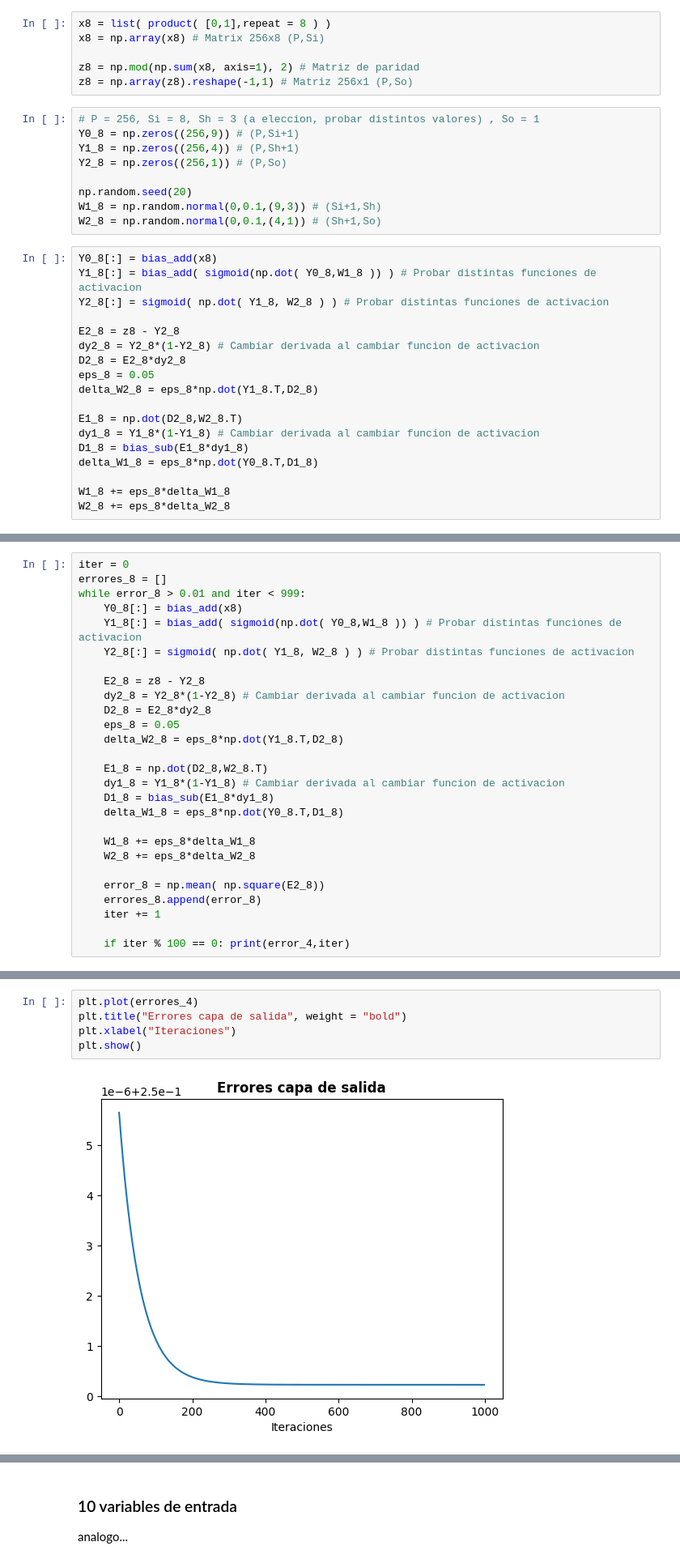
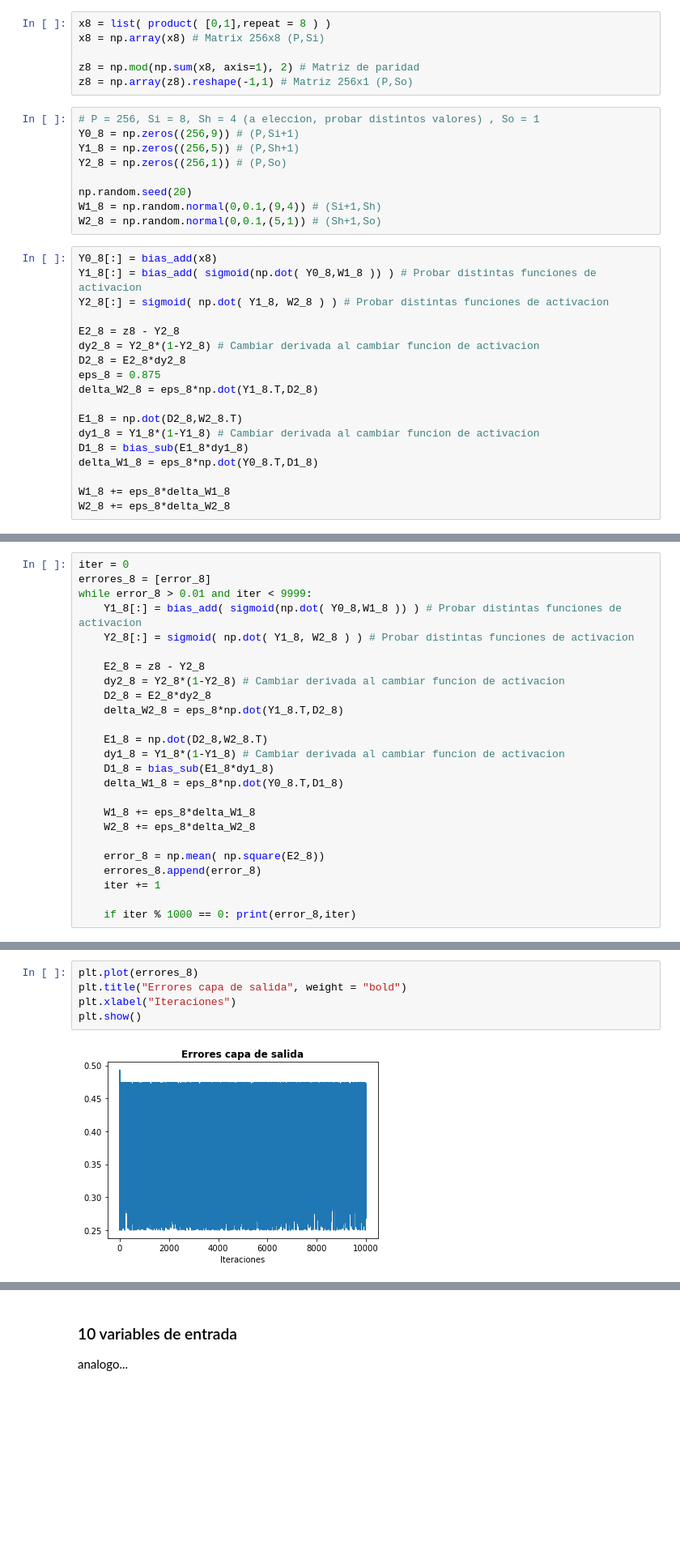
Before and after one commit to tobiasmunoz/RedesNeuronales, a Jupyter notebook: ej1.1_practica2.ipynb, the cells around one changed output, grey strips where cells are left out. Shown at 81% size. Drawn from its saved outputs; the diff is of its cells as text; blank space fills up the shorter version.

```diff
--- a/ej1.1_practica2.ipynb
+++ b/ej1.1_practica2.ipynb
@@ -204,14 +209,14 @@ x8 = np.array(x8) # Matrix 256x8 (P,Si)
 z8 = np.mod(np.sum(x8, axis=1), 2) # Matriz de paridad
 z8 = np.array(z8).reshape(-1,1) # Matriz 256x1 (P,So)
 # %%
-# P = 256, Si = 8, Sh = 3 (a eleccion, probar distintos valores) , So = 1
+# P = 256, Si = 8, Sh = 4 (a eleccion, probar distintos valores) , So = 1
 Y0_8 = np.zeros((256,9)) # (P,Si+1)
-Y1_8 = np.zeros((256,4)) # (P,Sh+1)
+Y1_8 = np.zeros((256,5)) # (P,Sh+1)
 Y2_8 = np.zeros((256,1)) # (P,So)
 
 np.random.seed(20)
-W1_8 = np.random.normal(0,0.1,(9,3)) # (Si+1,Sh)
-W2_8 = np.random.normal(0,0.1,(4,1)) # (Sh+1,So)
+W1_8 = np.random.normal(0,0.1,(9,4)) # (Si+1,Sh)
+W2_8 = np.random.normal(0,0.1,(5,1)) # (Sh+1,So)
 # %%
 Y0_8[:] = bias_add(x8)
 Y1_8[:] = bias_add( sigmoid(np.dot( Y0_8,W1_8 )) ) # Probar distintas funciones de activacion
@@ -220,7 +225,7 @@ Y2_8[:] = sigmoid( np.dot( Y1_8, W2_8 ) ) # Probar distintas funciones de activa
 E2_8 = z8 - Y2_8
 dy2_8 = Y2_8*(1-Y2_8) # Cambiar derivada al cambiar funcion de activacion
 D2_8 = E2_8*dy2_8
-eps_8 = 0.05
+eps_8 = 0.875
 delta_W2_8 = eps_8*np.dot(Y1_8.T,D2_8)
 
 E1_8 = np.dot(D2_8,W2_8.T)
@@ -238,15 +243,13 @@ error_8
 # %%
 iter = 0
-errores_8 = []
-while error_8 > 0.01 and iter < 999:
-    Y0_8[:] = bias_add(x8)
+errores_8 = [error_8]
+while error_8 > 0.01 and iter < 9999:
     Y1_8[:] = bias_add( sigmoid(np.dot( Y0_8,W1_8 )) ) # Probar distintas funciones de activacion
     Y2_8[:] = sigmoid( np.dot( Y1_8, W2_8 ) ) # Probar distintas funciones de activacion
 
     E2_8 = z8 - Y2_8
     dy2_8 = Y2_8*(1-Y2_8) # Cambiar derivada al cambiar funcion de activacion
     D2_8 = E2_8*dy2_8
-    eps_8 = 0.05
     delta_W2_8 = eps_8*np.dot(Y1_8.T,D2_8)
 
     E1_8 = np.dot(D2_8,W2_8.T)
@@ -261,5 +264,5 @@ while error_8 > 0.01 and iter < 999:
     errores_8.append(error_8)
     iter += 1
 
-    if iter % 100 == 0: print(error_4,iter)
+    if iter % 1000 == 0: print(error_8,iter)
 # %% [output]
@@ -275,7 +282,7 @@ while error_8 > 0.01 and iter < 999:
 # %%
-plt.plot(errores_4)
+plt.plot(errores_8)
 plt.title("Errores capa de salida", weight = "bold")
 plt.xlabel("Iteraciones")
 plt.show()
 # %% [output]
-[figure, old version]
+[figure, new version]
```
Also changed, not shown: parts of 17 cells of this notebook.
